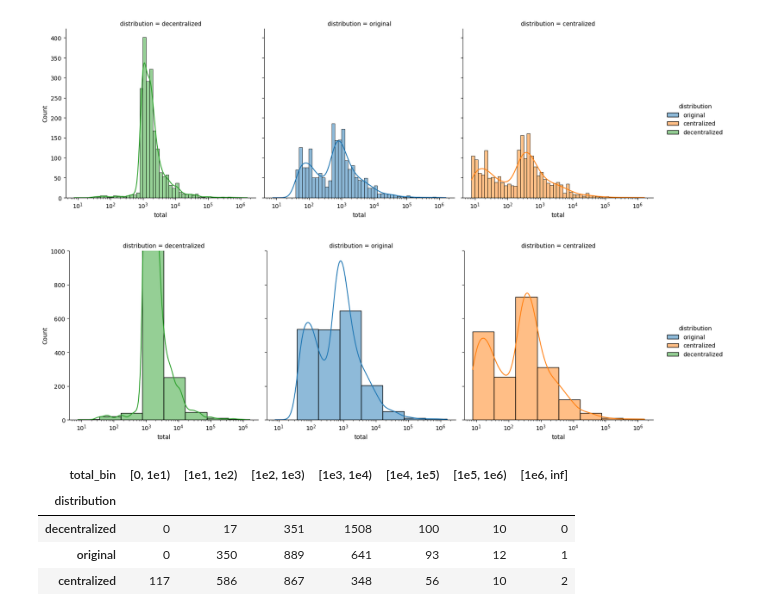
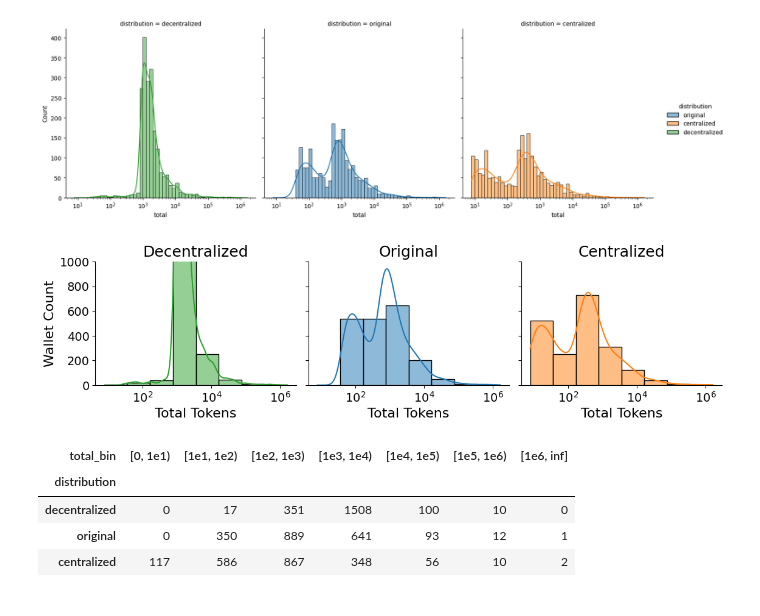
Before and after one commit to collectif-dao/dg-research, a Jupyter notebook: experiments/notebooks/clean_notebook_future_proof.ipynb, the cells around one changed output. Cells and saved outputs as stored; diff of their text form; code cells hidden in the pictures.

```diff
--- a/experiments/notebooks/clean_notebook_future_proof.ipynb
+++ b/experiments/notebooks/clean_notebook_future_proof.ipynb
@@ -85,0 +75,29 @@ ax.yaxis.set_major_formatter(PercentFormatter(1))
+# %%
+from matplotlib.ticker import PercentFormatter
+
+fig_height = 4
+fig_aspect = 1.5
+plt.figure(figsize=(fig_height * fig_aspect, fig_height))
+ax = sns.barplot(
+    data=wallet_df_combined.groupby(['distribution', 'type']).total_token_share.sum().reset_index(),
+    x='distribution',
+    y='total_token_share',
+    hue='type',
+    order=['decentralized', 'original', 'centralized'])
+
+label_size = 16
+tick_size = 14
+title_size = 18
+
+ax.yaxis.set_major_formatter(PercentFormatter(1))
+ax.set_ylabel('Total Token Share', fontsize=label_size)
+ax.set_xlabel('Wallet Distribution', fontsize=label_size)
+ax.set_xticklabels(['Decentralized', 'Original', 'Centralized'], fontsize=tick_size)
+ax.yaxis.set_tick_params(labelsize=tick_size)
+ax.set_yticks(np.arange(0, 0.9, 0.10))
+legend = ax.legend_
+legend.set_title('Wallet Type', prop={'size': label_size})
+legend.set_bbox_to_anchor((1, 1))
+for text in legend.get_texts():
+    text.set_fontsize(tick_size)
+plt.savefig('../../images/future_proof_wallet_type_barcharts.svg', transparent=True)
@@ -146,11 +181,22 @@ sns.displot(data=wallet_df_combined, x='total', multiple='stack', col='distribut
 <seaborn.axisgrid.FacetGrid at 0x...>
 [figure]
 # %%
-g = sns.displot(data=wallet_df_combined, x='total', multiple='stack', col='distribution', hue='distribution', kde=True, kind='hist', col_order=['decentralized', 'original', 'centralized'], log_scale=True, bins=8)
+fig_height = 3
+fig_aspect = 1.25
+g = sns.displot(data=wallet_df_combined, x='total', multiple='stack', col='distribution', hue='distribution', kde=True, kind='hist', col_order=['decentralized', 'original', 'centralized'], log_scale=True, bins=8, height=fig_height, aspect=fig_aspect, legend=False)
 for ax in g.axes.flat:
     ax.set_ylim(0, 1000)
+
+for ax in g.axes.flat:
+    ax.set_xlabel('Total Tokens', fontsize=label_size)
+    ax.set_ylabel('Wallet Count', fontsize=label_size)
+    ax.tick_params(axis='x', labelsize=tick_size)
+    ax.tick_params(axis='y', labelsize=tick_size)
+    distribution_name = ax.get_title().split('=')[1].strip()
+    ax.set_title(f"{distribution_name.capitalize()}", fontsize=title_size)
+plt.savefig('../../images/future_proof_wallet_distribution_histograms.svg', transparent=True)
 # %% [output]
-[figure, old version]
+[figure, new version]
 # %%
 # Define the bins and labels
 bins = [0, 1e1, 1e2, 1e3, 1e4, 1e5, 1e6, float('inf')]
```
Also changed, not shown: parts of 9 cells of this notebook, 18 other files.
